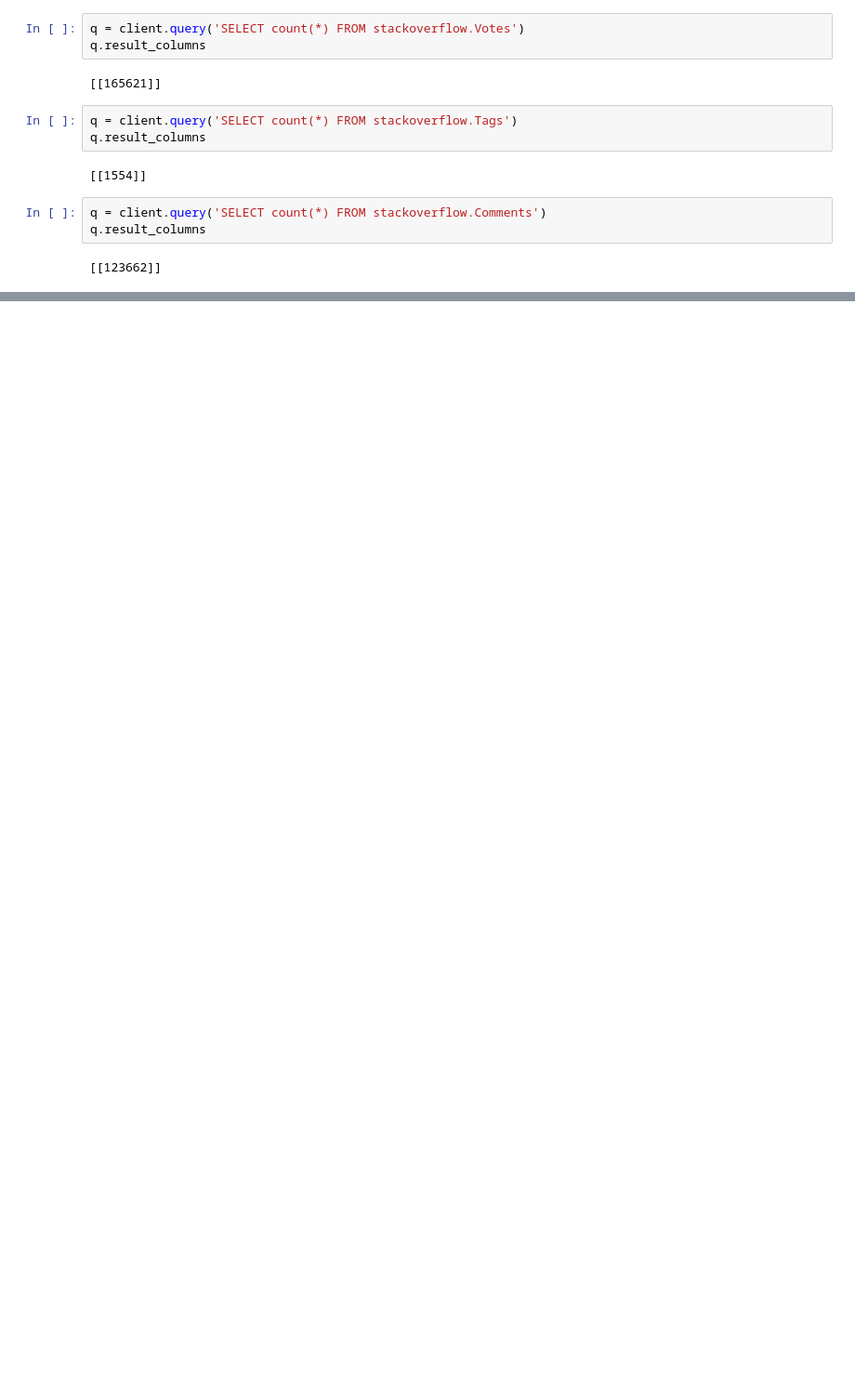
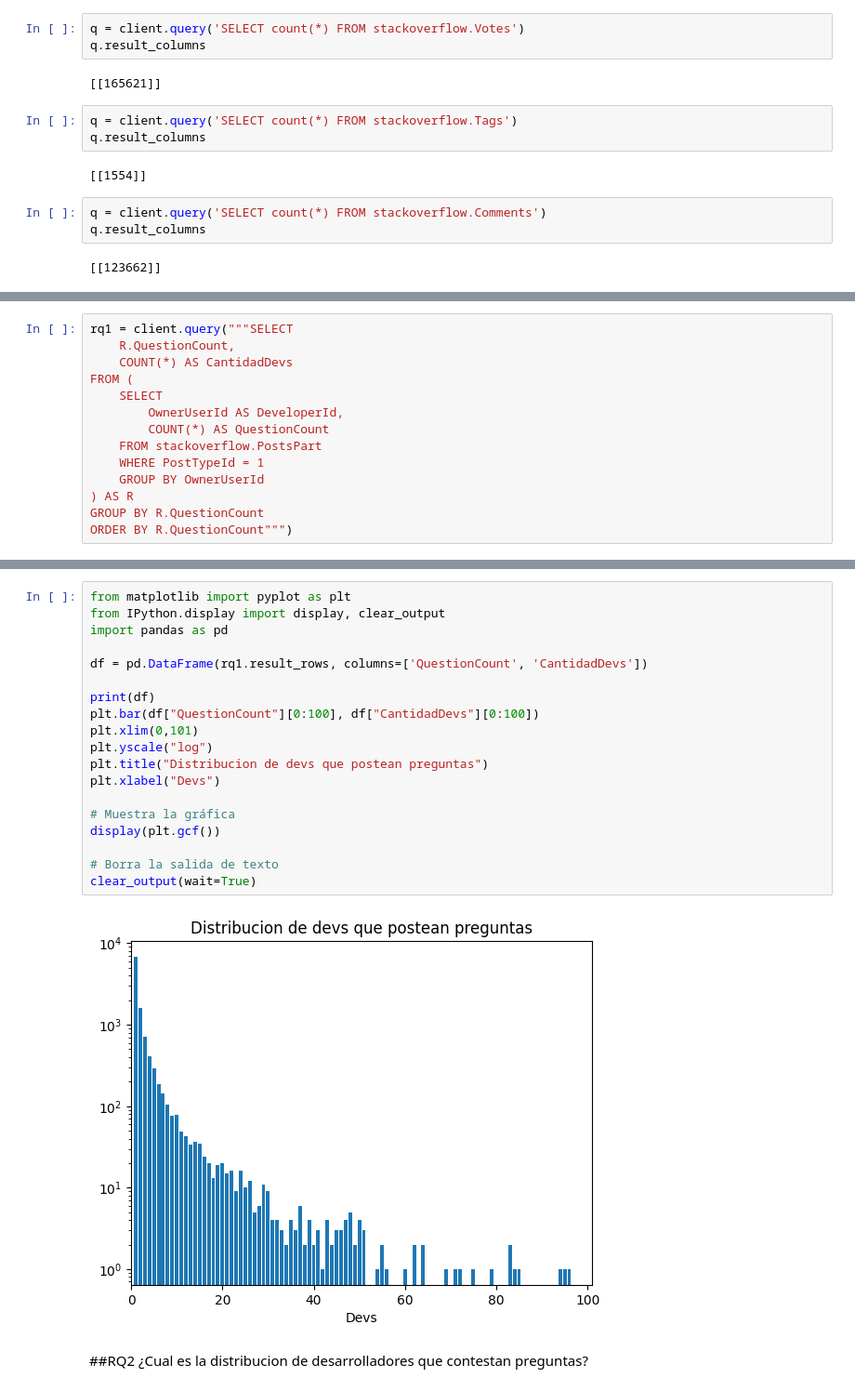
Before and after one commit to alvumu/BDGE, a Jupyter notebook: ClickHouse.ipynb, the cells around one changed output, grey strips where cells are left out. Shown: that part at 93% size. Drawn from its saved outputs; the diff is of its cells as text; blank space fills up the shorter version.

```diff
--- a/ClickHouse.ipynb
+++ b/ClickHouse.ipynb
@@ -256,0 +258,14 @@ A continuación se realizan los ejercicios relativos a los RQ´s
+# %%
+rq1 = client.query("""SELECT
+    R.QuestionCount,
+    COUNT(*) AS CantidadDevs
+FROM (
+    SELECT
+        OwnerUserId AS DeveloperId,
+        COUNT(*) AS QuestionCount
+    FROM stackoverflow.PostsPart
+    WHERE PostTypeId = 1
+    GROUP BY OwnerUserId
+) AS R
+GROUP BY R.QuestionCount
+ORDER BY R.QuestionCount""")
@@ -256,0 +292,24 @@ A continuación se realizan los ejercicios relativos a los RQ´s
+# %%
+from matplotlib import pyplot as plt
+from IPython.display import display, clear_output
+import pandas as pd
+
+df = pd.DataFrame(rq1.result_rows, columns=['QuestionCount', 'CantidadDevs'])
+
+print(df)
+plt.bar(df["QuestionCount"][0:100], df["CantidadDevs"][0:100])
+plt.xlim(0,101)
+plt.yscale("log")
+plt.title("Distribucion de devs que postean preguntas")
+plt.xlabel("Devs")
+
+# Muestra la gráfica
+display(plt.gcf())
+
+# Borra la salida de texto
+clear_output(wait=True)
+# %% [output]
+[figure, added]
+# %% [markdown]
+##RQ2
+¿Cual es la distribucion de desarrolladores que contestan preguntas?
```
Also changed, not shown: parts of 18 cells of this notebook.
